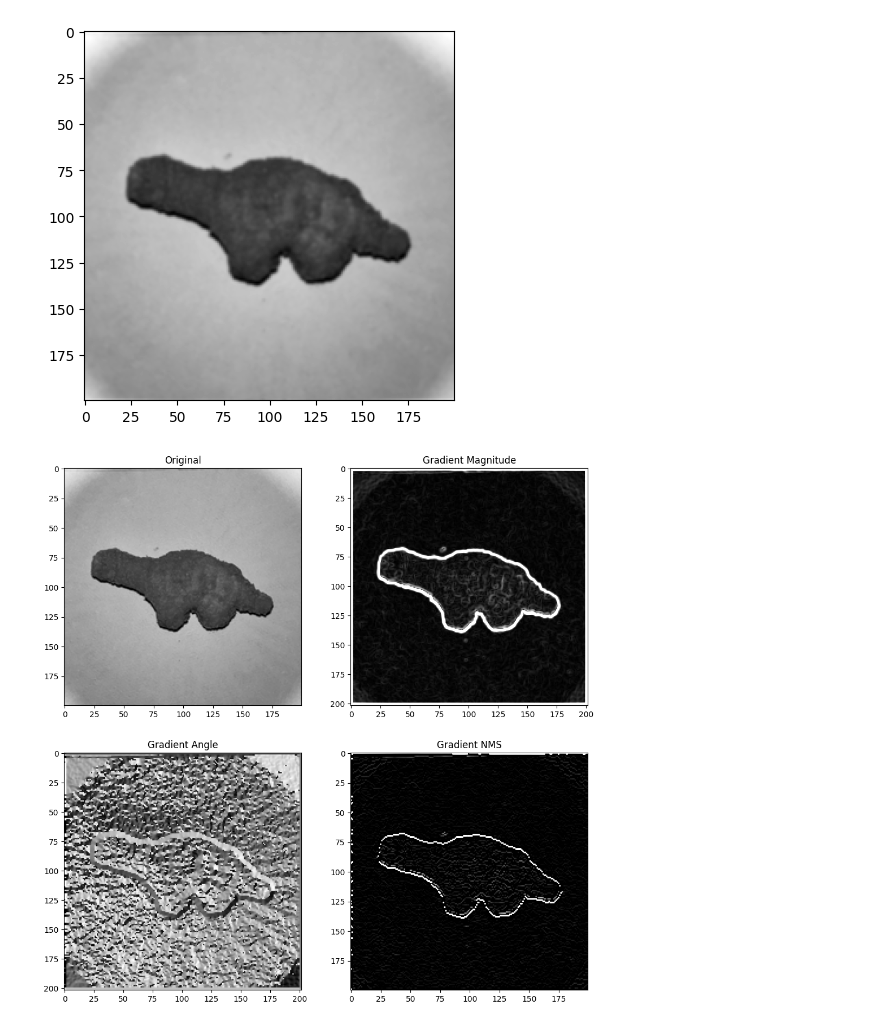
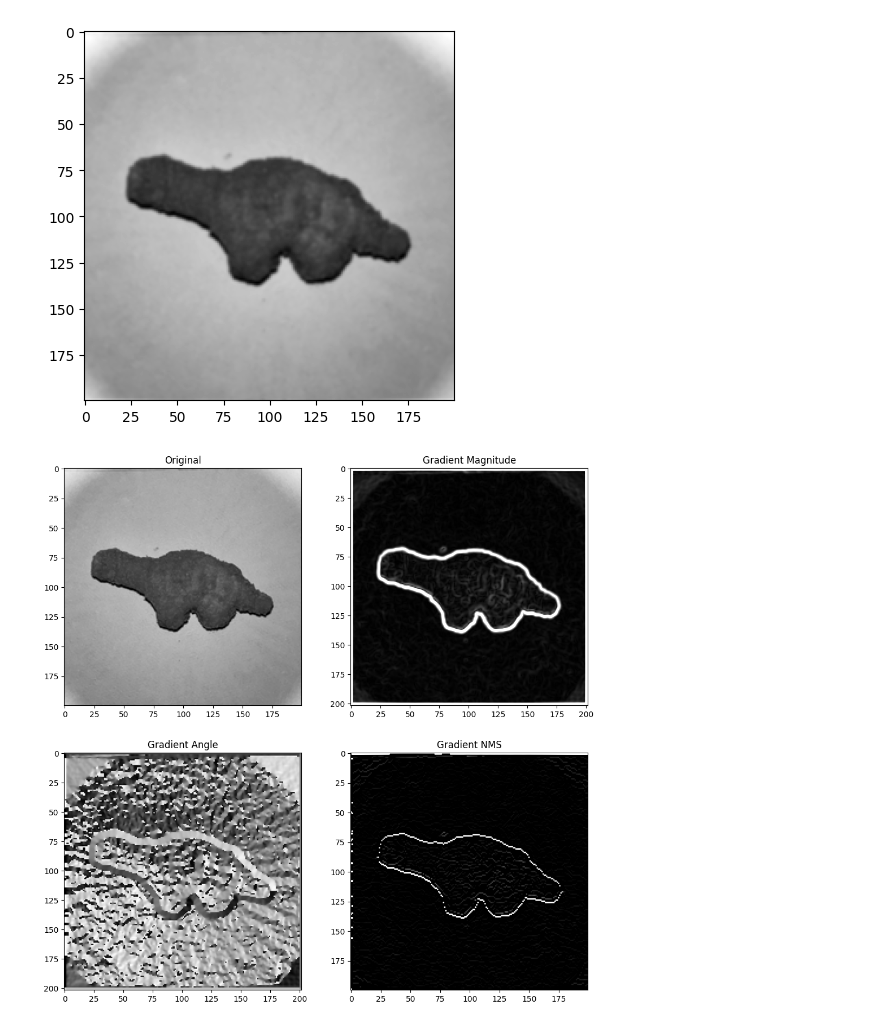
Before and after one commit to GarveyJLi/Dino-Nuggetology, a Jupyter notebook: edge_det_testing/edge_det.ipynb, the cells around one changed output. Saved outputs shown, nothing was run; the diff lists cells and outputs as text; code cells hidden in the pictures.

Commit message:
Completed image pipeline

```diff
--- a/edge_det_testing/edge_det.ipynb
+++ b/edge_det_testing/edge_det.ipynb
@@ -130,27 +129,27 @@ plt.imshow(gauss_img, cmap='gray')
 # %%
 """
 Call the function edge_detection function with the cameraman image.
 Display the input image and all three output images from your edge_detection function.
 """
 
 
 # your code here
-gmag, ang, gmag_nms = edge_detection(gray_img)
+gmag, ang, gmag_nms = edge_detection(gauss_img)
 
 fig_3, ax_3 = plt.subplots(2, 2, figsize=(12, 12))
 
 ax_3[0, 0].imshow(gray_img, cmap='gray', vmin=0, vmax=255)
 ax_3[0, 0].set_title("Original")
 
 ax_3[0, 1].imshow(gmag, cmap='gray', vmin=0, vmax=1)
 ax_3[0, 1].set_title("Gradient Magnitude")
 
 ax_3[1, 0].imshow(ang, cmap='gray')
 ax_3[1, 0].set_title("Gradient Angle")
 
 ax_3[1, 1].imshow(gmag_nms, cmap='gray', vmin=0, vmax=1)
 ax_3[1, 1].set_title("Gradient NMS")
 
 plt.show()
 # %% [output]
-[figure, old version]
+[figure, new version]
```
Also changed, not shown: parts of 1 cell of this notebook, 3 other files.
